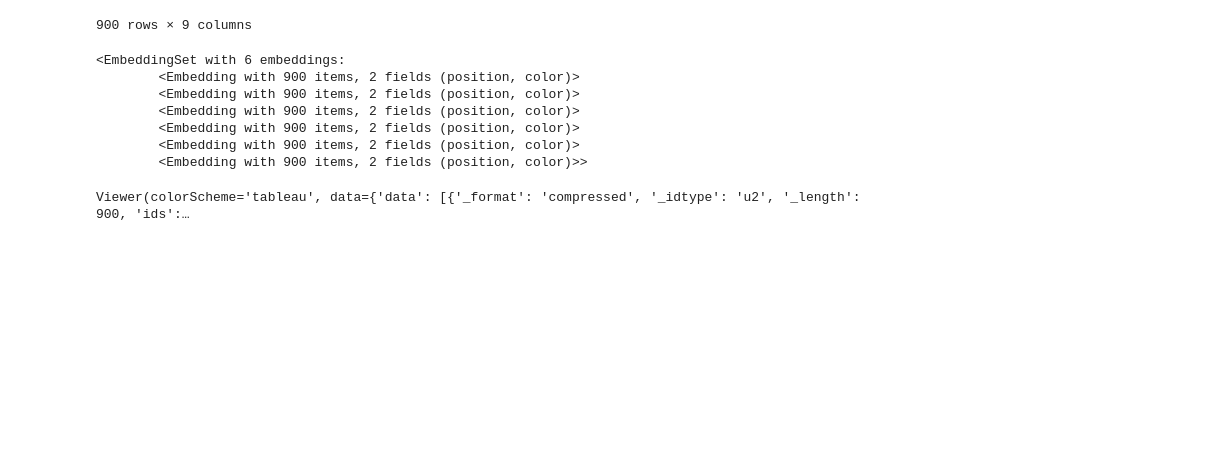
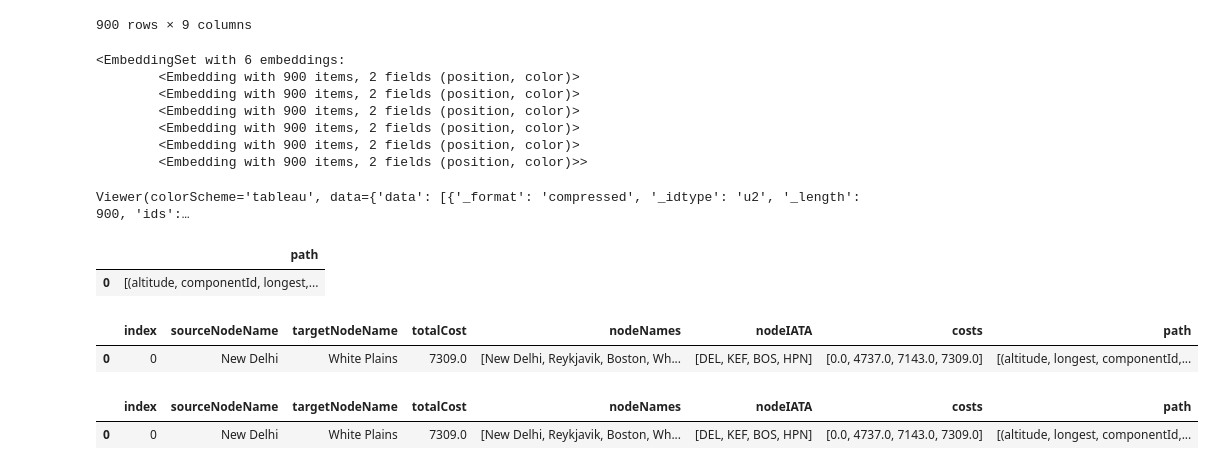
Before and after one commit to sahilarora3117/capstone-19BCE1366-2023, a Jupyter notebook: scripts/Embed.ipynb, the cells around one changed output. Cells and saved outputs as stored; diff of their text form; code cells hidden in the pictures; blank space fills up the shorter version.

```diff
--- a/scripts/Embed.ipynb
+++ b/scripts/Embed.ipynb
@@ -197,5 +198,32 @@ Viewer(colorScheme='tableau', data={'data': [{'_format': 'compressed', '_idtype'
 # %%
 rout = gds.run_cypher("""
 MATCH p=shortestPath((p1:Airport {icao:'KMSP'})-[:HAS_ROUTE*1..20]->(p3:Airport {icao:'NZWN'})) \
-Return p
+Return nodes(p) as path
 """)
+# %%
+rout
+# %% [output]
+|  | path |
+| 0 | [(altitude, componentId, longest,... |
+# %%
+def dijkstra_distance(source, destination):
+    return gds.run_cypher("""
+MATCH (p1:Airport {iata:'""" + source +"""'}), (p2:Airport {iata:'""" + destination + """'})
+
+CALL gds.shortestPath.dijkstra.stream('air-routes',{
+    sourceNode: p1,
+    targetNode: p2,
+    relationshipWeightProperty: 'distance'
+})
+YIELD index, sourceNode, targetNode, totalCost, nodeIds, costs, path
+RETURN
+    index,
+    gds.util.asNode(sourceNode).city AS sourceNodeName,
+    gds.util.asNode(targetNode).city AS targetNodeName,
+    totalCost,
+    [nodeId IN nodeIds | gds.util.asNode(nodeId).city] AS nodeNames,
+    [nodeId IN nodeIds | gds.util.asNode(nodeId).iata] AS nodeIATA,
+    costs,
+    nodes(path) as path
+ORDER BY index
+""")
@@ -202 +276,11 @@ Return p
+# %%
+dijkstra_distance("DEL", "HPN")
+# %% [output]
+|  | index | sourceNodeName | targetNodeName | totalCost | nodeNames | nodeIATA | costs | path |
+| 0 | 0 | New Delhi | White Plains | 7309.0 | [New Delhi, Reykjavik, Boston, Wh... | [DEL, KEF, BOS, HPN] | [0.0, 4737.0, 7143.0, 7309.0] | [(altitude, longest, componentId,... |
+# %%
+astar_distance("DEL", "HPN")
+# %% [output]
+|  | index | sourceNodeName | targetNodeName | totalCost | nodeNames | nodeIATA | costs | path |
+| 0 | 0 | New Delhi | White Plains | 7309.0 | [New Delhi, Reykjavik, Boston, Wh... | [DEL, KEF, BOS, HPN] | [0.0, 4737.0, 7143.0, 7309.0] | [(altitude, longest, componentId,... |
 # %%
```
Also changed, not shown: parts of 18 cells of this notebook, 14 other files.
